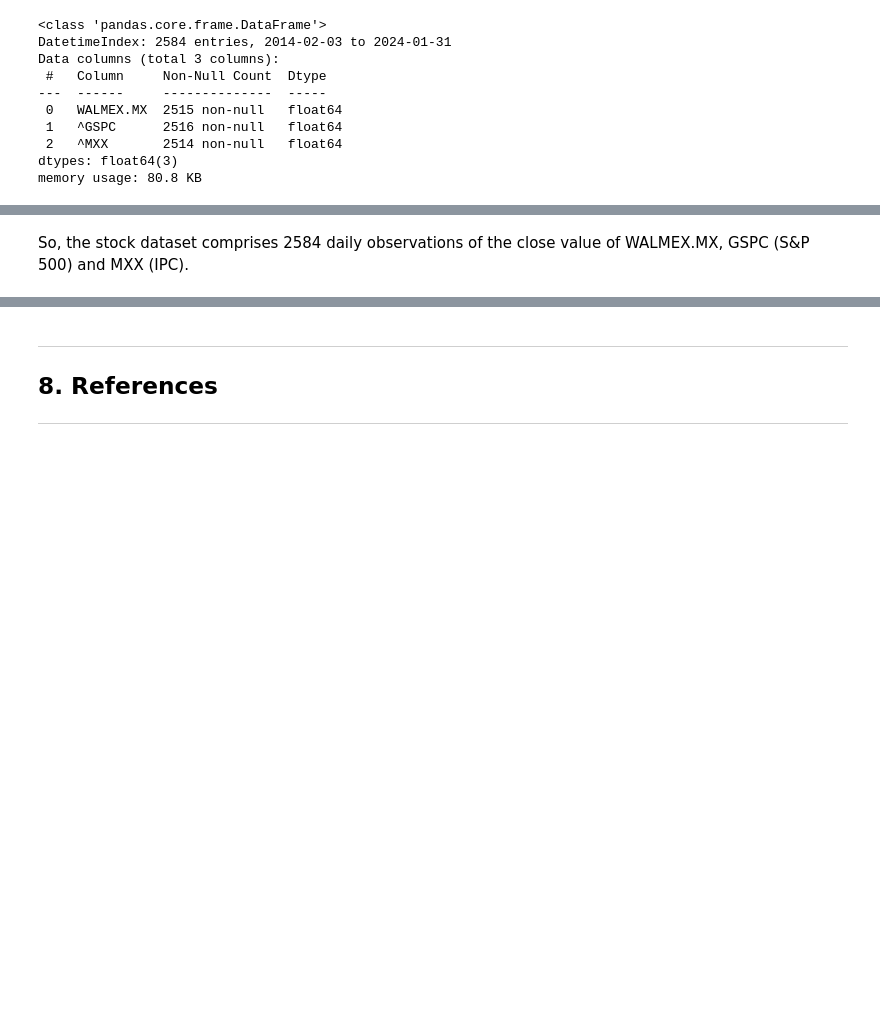
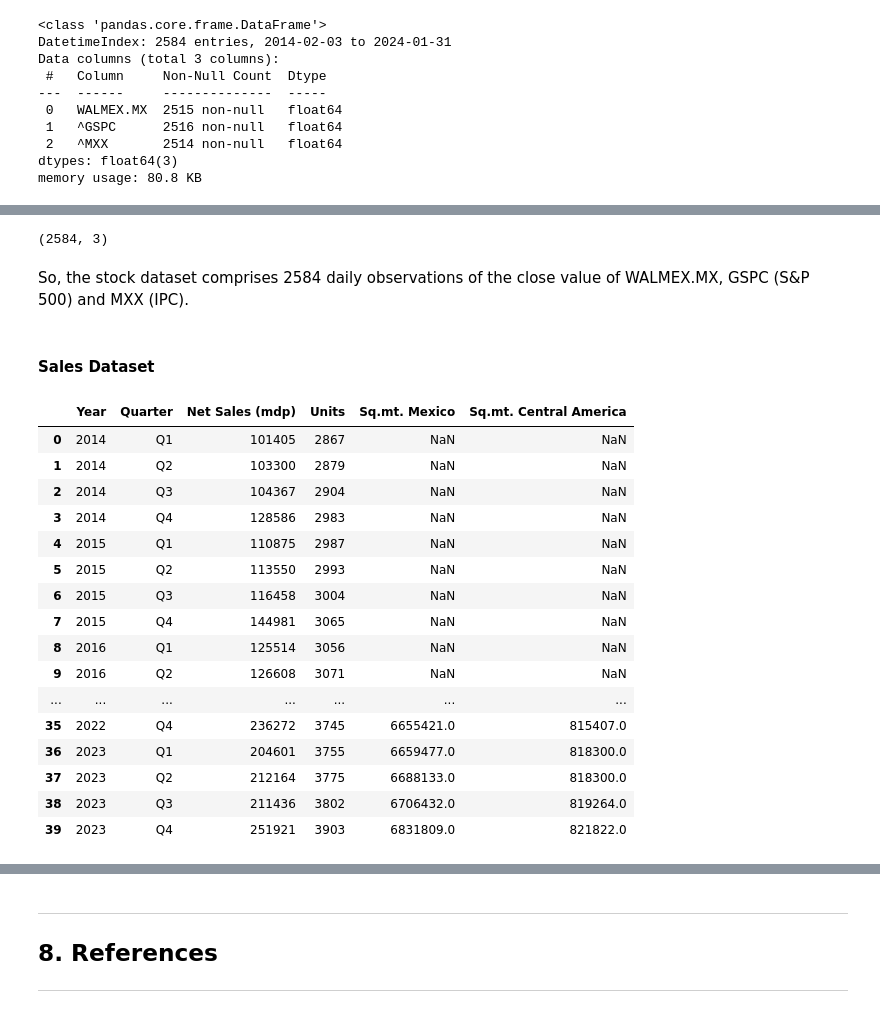
Before and after one commit to DanielEduardoLopez/SalesForecasting, a Jupyter notebook: SalesPrediction.ipynb, the cells around one changed output, grey strips where cells are left out. Saved outputs shown, nothing was run; the diff lists cells and outputs as text; code cells hidden in the pictures; blank space fills up the shorter version.

Commit message:
Added data description of sales dataset

```diff
--- a/SalesPrediction.ipynb
+++ b/SalesPrediction.ipynb
@@ -264,2 +275,30 @@ stocks_df.shape
+# %%
+# Shape of dataset
+stocks_df.shape
+# %% [output]
+(2584, 3)
 # %% [markdown]
 So, the stock dataset comprises 2584 daily observations of the close value of WALMEX.MX, GSPC (S&P 500) and MXX (IPC).
+# %% [markdown]
+#### **Sales Dataset**
+# %%
+# Preview of the dataset
+sales_df
+# %% [output]
+|  | Year | Quarter | Net Sales (mdp) | Units | Sq.mt. Mexico | Sq.mt. Central America |
+| 0 | 2014 | Q1 | 101405 | 2867 | NaN | NaN |
+| 1 | 2014 | Q2 | 103300 | 2879 | NaN | NaN |
+| 2 | 2014 | Q3 | 104367 | 2904 | NaN | NaN |
+| 3 | 2014 | Q4 | 128586 | 2983 | NaN | NaN |
+| 4 | 2015 | Q1 | 110875 | 2987 | NaN | NaN |
+| 5 | 2015 | Q2 | 113550 | 2993 | NaN | NaN |
+| 6 | 2015 | Q3 | 116458 | 3004 | NaN | NaN |
+| 7 | 2015 | Q4 | 144981 | 3065 | NaN | NaN |
+| 8 | 2016 | Q1 | 125514 | 3056 | NaN | NaN |
+| 9 | 2016 | Q2 | 126608 | 3071 | NaN | NaN |
+| ... | ... | ... | ... | ... | ... | ... |
+| 35 | 2022 | Q4 | 236272 | 3745 | 6655421.0 | 815407.0 |
+| 36 | 2023 | Q1 | 204601 | 3755 | 6659477.0 | 818300.0 |
+| 37 | 2023 | Q2 | 212164 | 3775 | 6688133.0 | 818300.0 |
+| 38 | 2023 | Q3 | 211436 | 3802 | 6706432.0 | 819264.0 |
+| 39 | 2023 | Q4 | 251921 | 3903 | 6831809.0 | 821822.0 |
```
Also changed, not shown: parts of 8 cells of this notebook.
